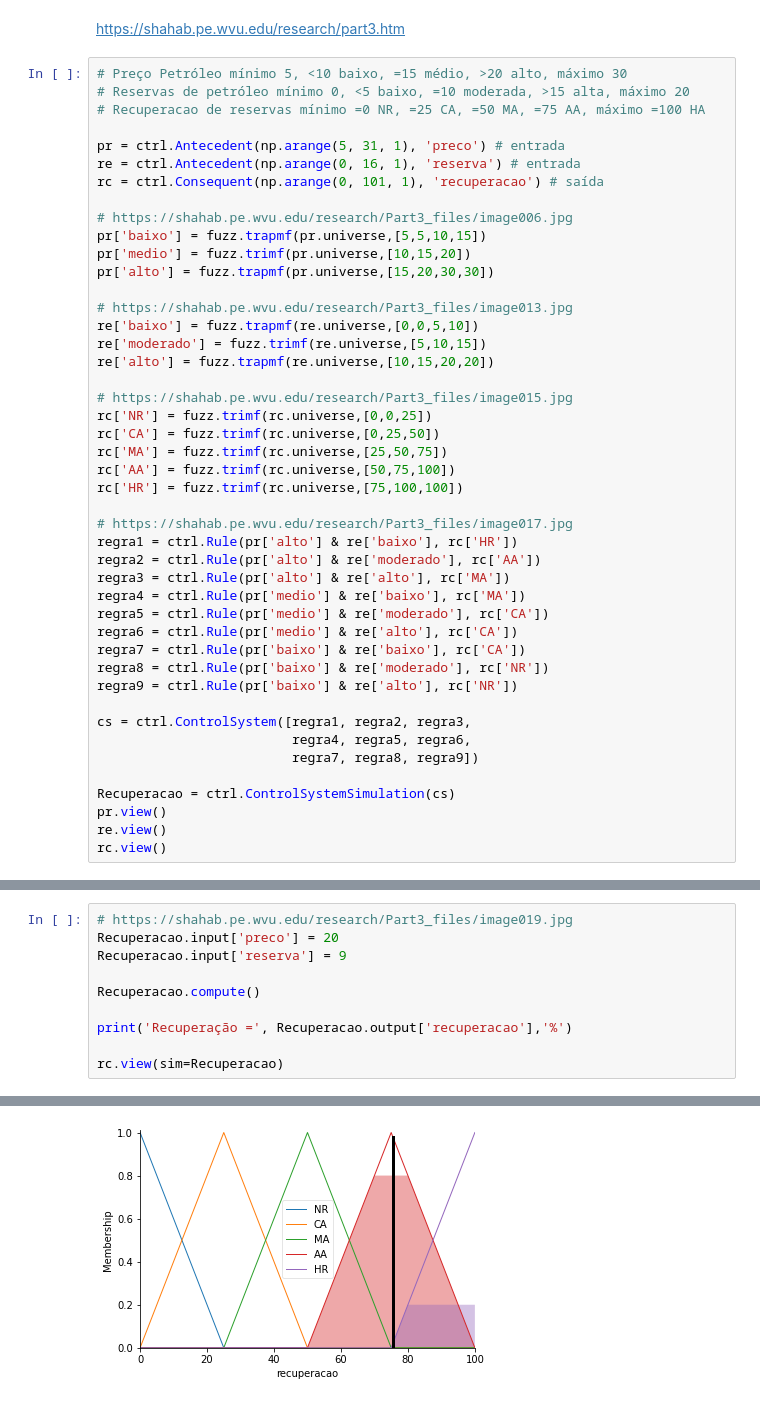
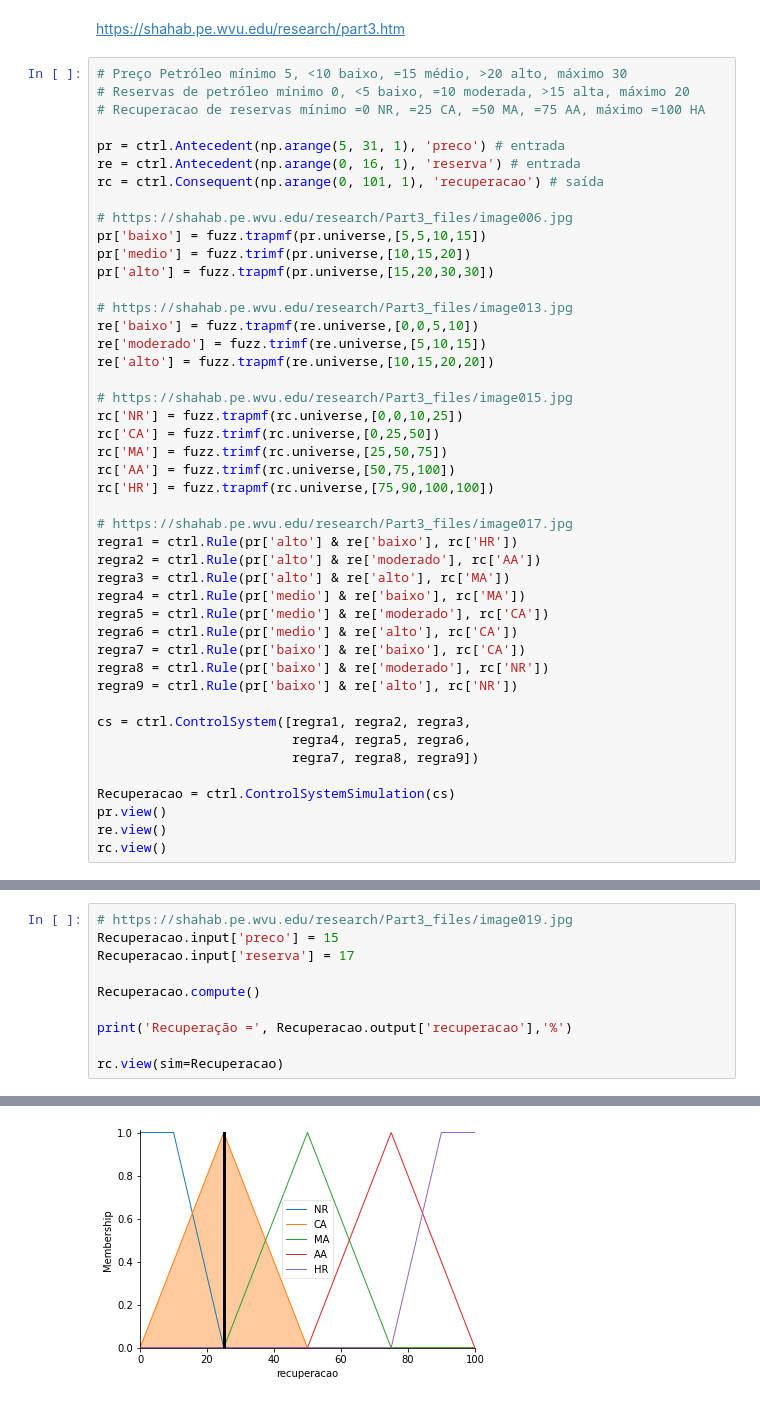
Before and after one commit to valerio-unifei/UNIFEI-IA-Aulas, a Jupyter notebook: UNIFEI_IA_Lógica_Difusa_(Fuzzy).ipynb, the cells around one changed output, grey strips where cells are left out. Cells and saved outputs as stored; diff of their text form.

```diff
--- a/UNIFEI_IA_Lógica_Difusa_(Fuzzy).ipynb
+++ b/UNIFEI_IA_Lógica_Difusa_(Fuzzy).ipynb
@@ -209,11 +209,11 @@ re['moderado'] = fuzz.trimf(re.universe,[5,10,15])
 re['alto'] = fuzz.trapmf(re.universe,[10,15,20,20])
 
 # https://shahab.pe.wvu.edu/research/Part3_files/image015.jpg
-rc['NR'] = fuzz.trimf(rc.universe,[0,0,25])
+rc['NR'] = fuzz.trapmf(rc.universe,[0,0,10,25])
 rc['CA'] = fuzz.trimf(rc.universe,[0,25,50])
 rc['MA'] = fuzz.trimf(rc.universe,[25,50,75])
 rc['AA'] = fuzz.trimf(rc.universe,[50,75,100])
-rc['HR'] = fuzz.trimf(rc.universe,[75,100,100])
+rc['HR'] = fuzz.trapmf(rc.universe,[75,90,100,100])
 
 # https://shahab.pe.wvu.edu/research/Part3_files/image017.jpg
 regra1 = ctrl.Rule(pr['alto'] & re['baixo'], rc['HR'])
@@ -241,7 +241,7 @@ rc.view()
 # %%
 # https://shahab.pe.wvu.edu/research/Part3_files/image019.jpg
-Recuperacao.input['preco'] = 20
-Recuperacao.input['reserva'] = 9
+Recuperacao.input['preco'] = 15
+Recuperacao.input['reserva'] = 17
 
 Recuperacao.compute()
 
@@ -253 +253 @@ Recuperação = 75.47619047619045 %
-[figure, old version]
+[figure, new version]
```
Also changed, not shown: parts of 4 cells of this notebook.
